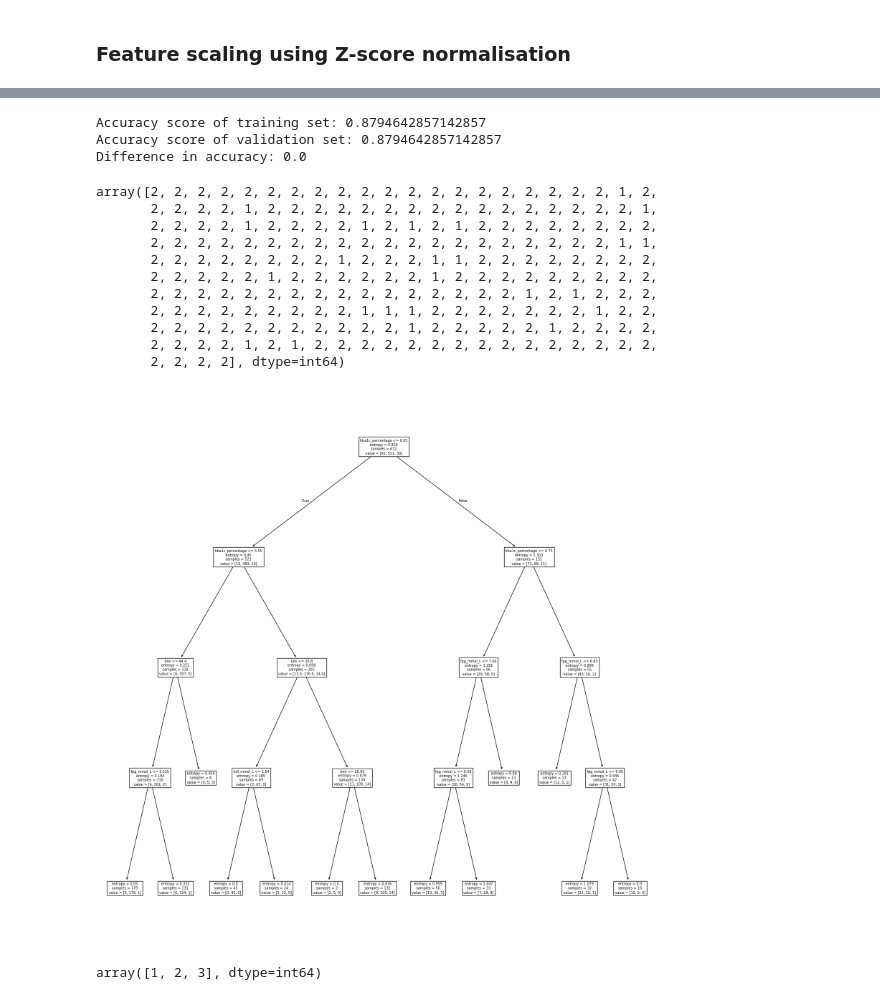
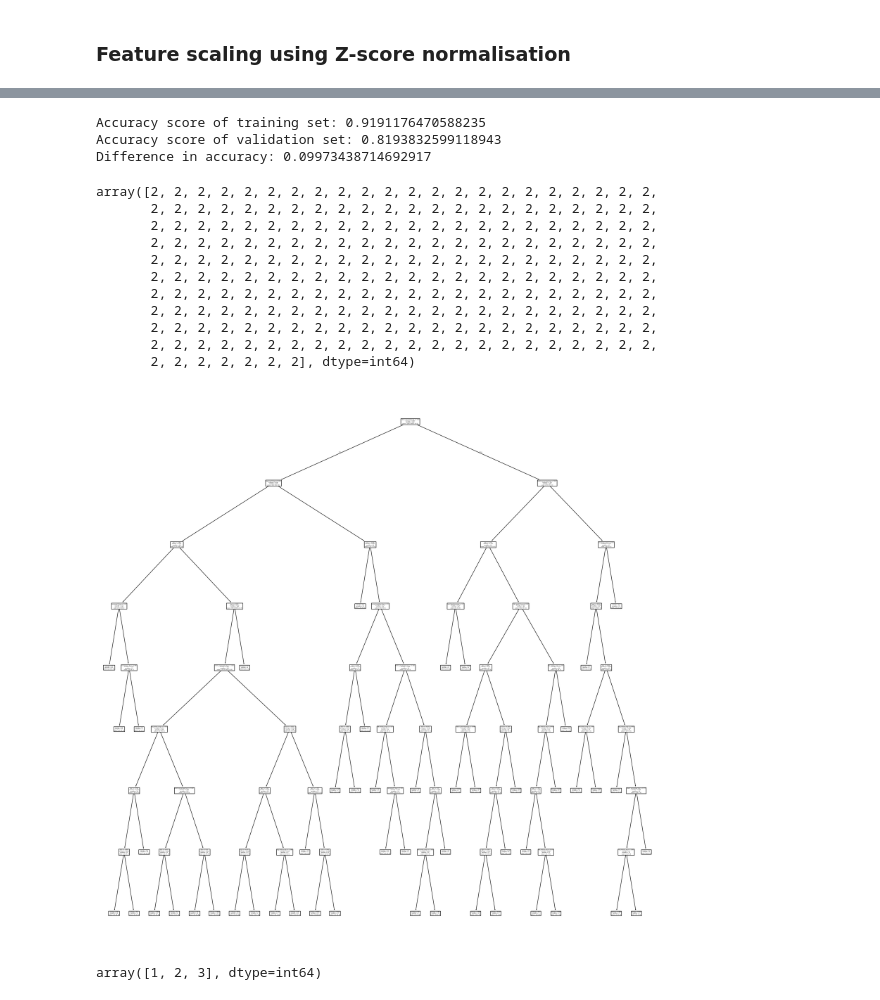
Before and after one commit to ryansoh-42/interpretable-ML-T2DM, a Jupyter notebook: notebooks/04_model_training.ipynb, the cells around one changed output, grey strips where cells are left out. Drawn from its saved outputs; the diff is of its cells as text; code cells hidden in the pictures.

Commit message:
Decision Tree model training draft

```diff
--- a/notebooks/04_model_training.ipynb
+++ b/notebooks/04_model_training.ipynb
@@ -14,7 +24,7 @@ The dataset will be split into three parts:
 - 20% cross validation set - to evaluate the different model configurations
 - 20% test set - to give a fair estimate of the chosen model's performance against new examples
 # %%
-x = df[["bmi", "high_blood_pressure", "age", "hba1c_percentage", "fpg_mmol_L", "hdl_mmol_L", "lifetime_100_cigs_smoked", "current_smoking_freq"]]
+x = df[["bmi", "high_blood_pressure", "age", "hba1c_percentage_log", "fpg_mmol_L_log", "hdl_mmol_L_log", "lifetime_100_cigs_smoked", "current_smoking_freq"]]
 y = df[["diabetes"]]
 # %%
 from sklearn.model_selection import train_test_split
@@ -57,11 +67,16 @@ df.describe()
 # %%
 from sklearn.preprocessing import StandardScaler
 
-vars_to_scale = ["bmi", "age", "hba1c_percentage", "fpg_mmol_L", "hdl_mmol_L"]
+vars_to_scale = ["bmi", "age", "hba1c_percentage_log", "fpg_mmol_L_log", "hdl_mmol_L_log"]
 
 scaler = StandardScaler()
 
-x_train_scaled = scaler.fit_transform(x_train[vars_to_scale])
+x_train_scaled = x_train.copy()
+x_cv_scaled = x_cv.copy()
+x_test_scaled = x_test.copy()
 
-x_cv = scaler.transform(x_cv[vars_to_scale])
-x_test = scaler.transform(x_test[vars_to_scale])
+x_train_scaled[vars_to_scale] = scaler.fit_transform(x_train[vars_to_scale])
+x_cv_scaled[vars_to_scale] = scaler.transform(x_cv[vars_to_scale])
+x_test_scaled[vars_to_scale] = scaler.transform(x_test[vars_to_scale])
+
+print(f"Features scaled: {vars_to_scale}")
@@ -72,6 +116,8 @@ x_test = scaler.transform(x_test[vars_to_scale])
 
 min_samples_split_list = [2, 10, 25, 50, 100, 200, 300, 500]
 max_depth_list = [1, 2, 4, 8, 16, 32, 64, None]
+MIN_SAMPLES_LEAF = 1
+CLASS_WEIGHT =  None
 RANDOM_STATE = 42
 # %%
 from sklearn.tree import DecisionTreeClassifier
@@ -138,7 +188,9 @@ plt.show()
 # %%
 decision_tree_model = DecisionTreeClassifier(criterion="entropy",
-                                                min_samples_split=50,
-                                                max_depth=4,
+                                                min_samples_split=10,
+                                                max_depth=8,
+                                                min_samples_leaf=MIN_SAMPLES_LEAF,
+                                                class_weight=CLASS_WEIGHT,
                                                 random_state=RANDOM_STATE)
 decision_tree_model.fit(x_train_scaled, y_train)
 
@@ -152,32 +204,32 @@ print(f"Accuracy score of training set: {accuracy_train}")
 print(f"Accuracy score of validation set: {accuracy_cv}")
 print(f"Difference in accuracy: {accuracy_train - accuracy_cv}")
 # %% [output]
-Accuracy score of training set: 0.8794642857142857
-Accuracy score of validation set: 0.8794642857142857
-Difference in accuracy: 0.0
+Accuracy score of training set: 0.9191176470588235
+Accuracy score of validation set: 0.8193832599118943
+Difference in accuracy: 0.09973438714692917
 # %%
 pred_test = decision_tree_model.predict(x_test)
 pred_test
 # %% [output]
-array([2, 2, 2, 2, 2, 2, 2, 2, 2, 2, 2, 2, 2, 2, 2, 2, 2, 2, 2, 2, 1, 2,
-       2, 2, 2, 2, 1, 2, 2, 2, 2, 2, 2, 2, 2, 2, 2, 2, 2, 2, 2, 2, 2, 1,
-       2, 2, 2, 2, 1, 2, 2, 2, 2, 1, 2, 1, 2, 1, 2, 2, 2, 2, 2, 2, 2, 2,
-       2, 2, 2, 2, 2, 2, 2, 2, 2, 2, 2, 2, 2, 2, 2, 2, 2, 2, 2, 2, 1, 1,
-       2, 2, 2, 2, 2, 2, 2, 2, 1, 2, 2, 2, 1, 1, 2, 2, 2, 2, 2, 2, 2, 2,
-       2, 2, 2, 2, 2, 1, 2, 2, 2, 2, 2, 2, 1, 2, 2, 2, 2, 2, 2, 2, 2, 2,
-       2, 2, 2, 2, 2, 2, 2, 2, 2, 2, 2, 2, 2, 2, 2, 2, 1, 2, 1, 2, 2, 2,
-       2, 2, 2, 2, 2, 2, 2, 2, 2, 1, 1, 1, 2, 2, 2, 2, 2, 2, 2, 1, 2, 2,
-       2, 2, 2, 2, 2, 2, 2, 2, 2, 2, 2, 1, 2, 2, 2, 2, 2, 1, 2, 2, 2, 2,
-       2, 2, 2, 2, 1, 2, 1, 2, 2, 2, 2, 2, 2, 2, 2, 2, 2, 2, 2, 2, 2, 2,
-       2, 2, 2, 2], dtype=int64)
+array([2, 2, 2, 2, 2, 2, 2, 2, 2, 2, 2, 2, 2, 2, 2, 2, 2, 2, 2, 2, 2, 2,
+       2, 2, 2, 2, 2, 2, 2, 2, 2, 2, 2, 2, 2, 2, 2, 2, 2, 2, 2, 2, 2, 2,
+       2, 2, 2, 2, 2, 2, 2, 2, 2, 2, 2, 2, 2, 2, 2, 2, 2, 2, 2, 2, 2, 2,
+       2, 2, 2, 2, 2, 2, 2, 2, 2, 2, 2, 2, 2, 2, 2, 2, 2, 2, 2, 2, 2, 2,
+       2, 2, 2, 2, 2, 2, 2, 2, 2, 2, 2, 2, 2, 2, 2, 2, 2, 2, 2, 2, 2, 2,
+       2, 2, 2, 2, 2, 2, 2, 2, 2, 2, 2, 2, 2, 2, 2, 2, 2, 2, 2, 2, 2, 2,
+       2, 2, 2, 2, 2, 2, 2, 2, 2, 2, 2, 2, 2, 2, 2, 2, 2, 2, 2, 2, 2, 2,
+       2, 2, 2, 2, 2, 2, 2, 2, 2, 2, 2, 2, 2, 2, 2, 2, 2, 2, 2, 2, 2, 2,
+       2, 2, 2, 2, 2, 2, 2, 2, 2, 2, 2, 2, 2, 2, 2, 2, 2, 2, 2, 2, 2, 2,
+       2, 2, 2, 2, 2, 2, 2, 2, 2, 2, 2, 2, 2, 2, 2, 2, 2, 2, 2, 2, 2, 2,
+       2, 2, 2, 2, 2, 2, 2], dtype=int64)
 # %%
 from sklearn.tree import plot_tree
 
-plt.figure(figsize=(20,20))
-plot_tree(decision_tree_model.fit(x_train, y_train), feature_names=x_train.columns)
+plt.figure(figsize=(25,25))
+plot_tree(decision_tree_model.fit(x_train_scaled, y_train), feature_names=x_train_scaled.columns)
 plt.show()
 # %% [output]
-[figure, old version]
+[figure, new version]
 # %%
 decision_tree_model.classes_
 # %% [output]
```
Also changed, not shown: parts of 14 cells of this notebook, 1 other file.
